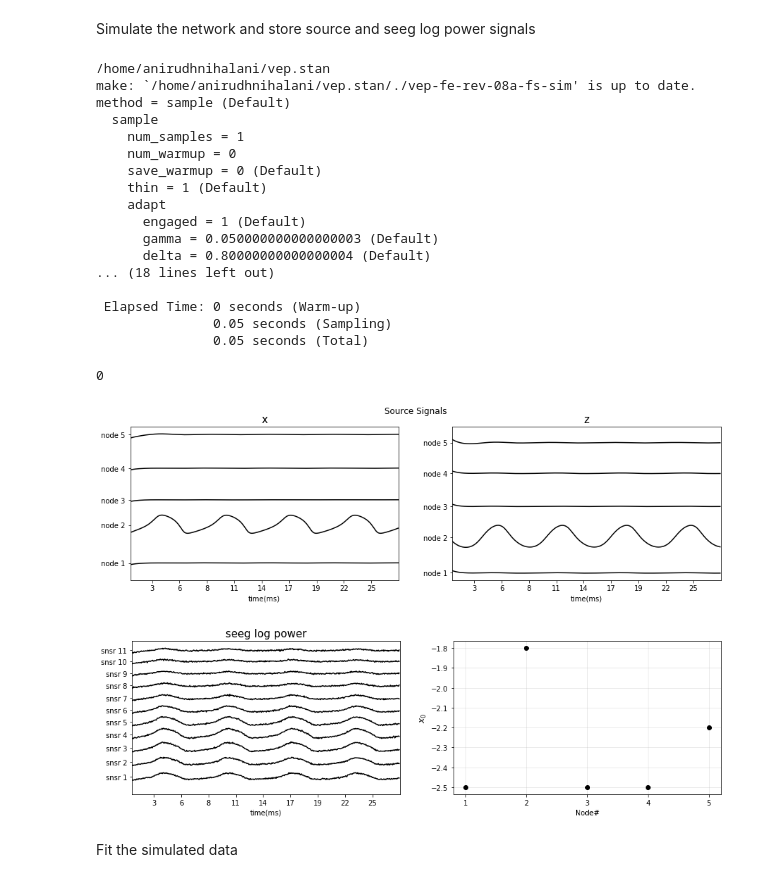
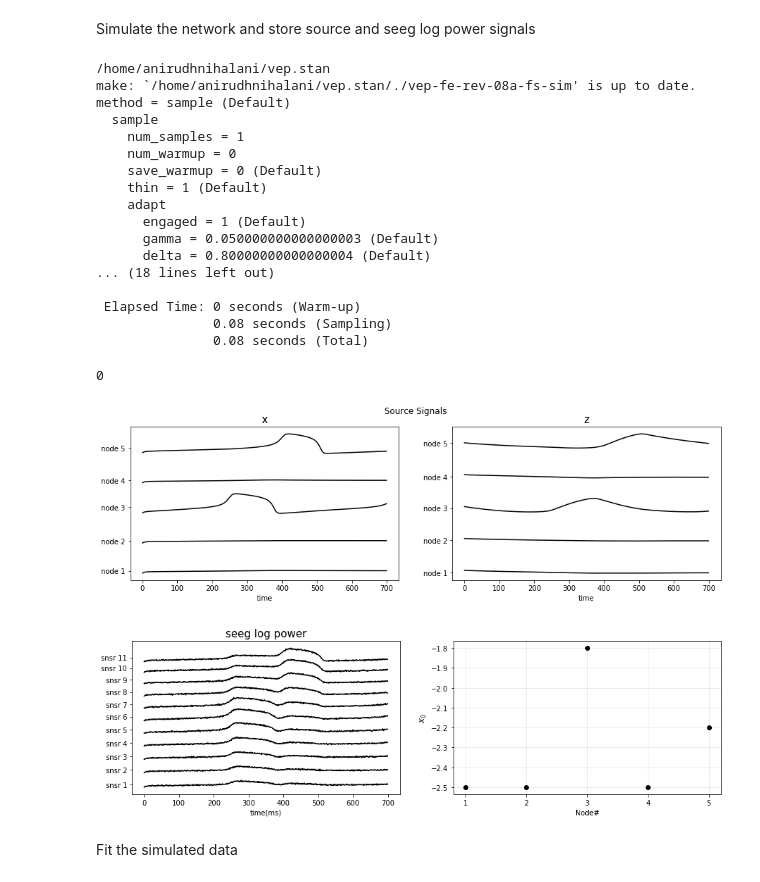
Before and after one commit to dhrunia/infr_szr_prpgtn, a Jupyter notebook: src_snsr_gmtry.ipynb, the cells around one changed output. Saved outputs shown, nothing was run; the diff lists cells and outputs as text; code cells hidden in the pictures.

```diff
--- a/src_snsr_gmtry.ipynb
+++ b/src_snsr_gmtry.ipynb
@@ -95,25 +62,25 @@ np.savez('results/exp1/network.npz', src_locs=src_locs, snsr_locs = snsr_locs, \
 Simulate the network and store source and seeg log power signals
 # %%
 nn = nNodes
-nt = 500
+nt = 700
 ns = nSnsrs
 I1 = 3.1
-tau0 = 3.0
+tau0 = 30.0
 gain = proj_mat
-sigma = 0.000001
-k = 1.0
+sigma = 0.0001
+k = -2.0
 Ic = np.zeros(nn)
 
 x0 = -2.5*np.ones(nn)
-x0[1] = -1.8
+x0[2] = -1.8
 x0[4] = -2.2
 epsilon_star  = 0.0
 amplitude = 1.0
 offset = 0.0
 time_scale_star = 0.0
 
-x_init = -1.5*np.ones(nn)
-z_init = 2.0*np.ones(nn)
+x_init = -0.5*np.ones(nn)
+z_init = 1.5*np.ones(nn)
 z_eta = np.random.normal(0.0, 1.0, [nt-1, nn])
 
 data = {'nn':nNodes, 'nt':nt, 'ns':ns, 'I1':I1, 'tau0':tau0,
@@ -122,14 +89,14 @@ data = {'nn':nNodes, 'nt':nt, 'ns':ns, 'I1':I1, 'tau0':tau0,
         'offset':offset, 'time_scale_star':time_scale_star,
         'x_init':x_init, 'z_init':z_init, 'z_eta': z_eta,'Ic':Ic}
 
-lib.io.stan.rdump('results/exp1/sim_data.R',data)
+lib.io.stan.rdump('results/exp4/sim_data.R',data)
 
 
 # importlib.reload(lib.io.stan)
 stan_fname = './vep-fe-rev-08a-fs-sim'
 lib.io.stan.create_process(['bash','/home/anirudhnihalani/scripts/stancompile.sh', stan_fname],block=True)
 sim_cmd = stan_fname +' sample algorithm=fixed_param num_samples=1 num_warmup=0 data \
-file=results/exp1/sim_data.R output file=results/exp1/sim_out.csv'
+file=results/exp4/sim_data.R output file=results/exp4/sim_out.csv'
 lib.io.stan.create_process(sim_cmd.split(),block=True)
 # %% [output]
 /home/anirudhnihalani/vep.stan
@@ -147,11 +114,11 @@ method = sample (Default)
 ... (18 lines left out)
 
  Elapsed Time: 0 seconds (Warm-up)
-               0.05 seconds (Sampling)
-               0.05 seconds (Total)
+               0.08 seconds (Sampling)
+               0.08 seconds (Total)
 0
 # %%
-t = lib.io.stan.parse_csv('results/exp1/sim_out.csv')
+t = lib.io.stan.parse_csv('results/exp4/sim_out.csv')
 
 x = t['x'][0]
 z = t['z'][0]
@@ -161,57 +128,51 @@ plt.figure(figsize=[15,4])
 plt.subplot(121)
 for i in range(nn):
     plt.plot(x.T[:,i]/4.0 + i,label=f'node{i+1}',color='black')
-plt.xticks(np.r_[0:nt:50],map(lambda x: '%.0f'%(x) ,np.r_[0:nt:50]*t['time_scale']))
 plt.yticks(np.mean(x.T/4.0 + np.arange(nn),axis=0), map(lambda x: f'node {x}',np.arange(1,nn+1)))
-plt.xlim([10,500])
-plt.xlabel('time(ms)')
+plt.xlabel('time')
 plt.gca().set_title('x',fontsize=15.0)
 plt.suptitle('Source Signals')
 plt.subplot(122)
 for i in range(nn):
     plt.plot(z.T[:,i]/4.0 + i,label=f'node{i}',color='black')
-plt.xticks(np.r_[0:nt:50],map(lambda x: '%.0f'%(x) ,np.r_[0:nt:50]*t['time_scale']))
 plt.yticks(np.mean(z.T/4.0 + np.arange(nn),axis=0), map(lambda x: f'node {x}',np.arange(1,nn+1)))
-plt.xlim([10,500])
-plt.xlabel('time(ms)')
+plt.xlabel('time')
 plt.gca().set_title('z',fontsize=15.0)
 
 plt.figure(figsize=[15,4])
 plt.subplot(1,2,1)
 plt.plot(seeglp.T + np.r_[0:2*ns:2],'k')
-plt.xticks(np.r_[0:nt:50],map(lambda x: '%.0f'%(x) ,np.r_[0:nt:50]*t['time_scale']))
 plt.yticks(np.mean(seeglp.T + np.r_[0:2*ns:2],axis=0), map(lambda x: f'snsr {x}',np.arange(1,ns+1)))
-plt.xlim([10,500])
 plt.xlabel('time(ms)')
 plt.title('seeg log power',fontsize=15.0)
 plt.subplot(1,2,2)
 plt.plot(np.r_[1:nn+1],x0,'ko')
 plt.xlabel('Node#')
 plt.xticks(np.arange(1,nn+1),map(str,np.arange(1,nn+1)))
 plt.ylabel('$x_0$',fontsize=12.0)
 plt.grid(alpha=0.3)
 
 
 # plt.figure(figsize=[15,3])
 # for i in range(nn):
 #     plt.subplot(1,5,i+1)
 #     plt.plot(x[i,:],'k')
 #     plt.xlabel('time')
 #     plt.ylabel('x',fontsize=15.0)
 #     plt.ylim([-3.0,1.0])
 #     plt.gca().set_title(f'node {i+1}')
 
 
 # plt.tight_layout()
 # plt.figure(figsize=[15,3])
 # for i in range(nn):
 #     plt.subplot(1,5,i+1)
 #     plt.plot(z[i,:],'k')
 #     plt.xlabel('time')
 #     plt.ylabel('z',fontsize=15.0)
 # #     plt.ylim([0,5.0])
 #     plt.gca().set_title(f'node {i+1}')
 # plt.tight_layout()
 # %% [output]
-[figure, old version]
+[figure, new version]
-[figure, old version]
+[figure, new version]
```
Also changed, not shown: parts of 6 cells of this notebook, 3 other files.
